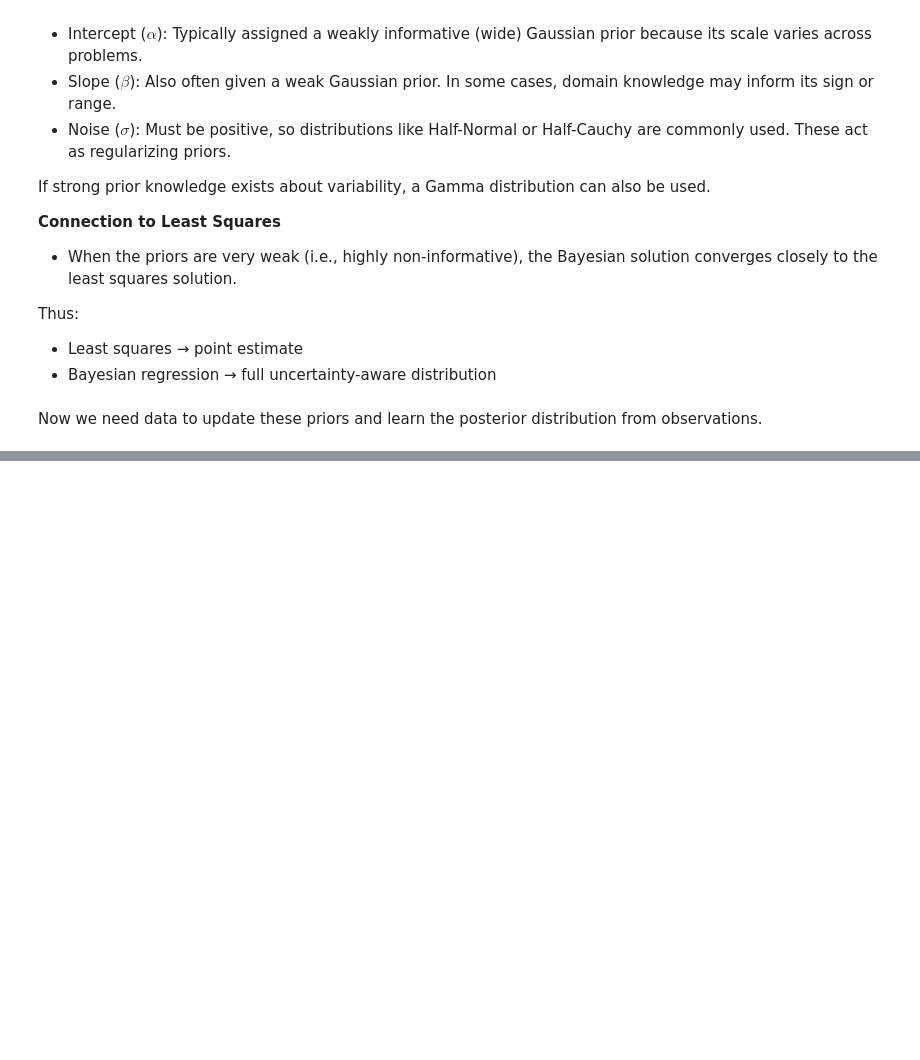
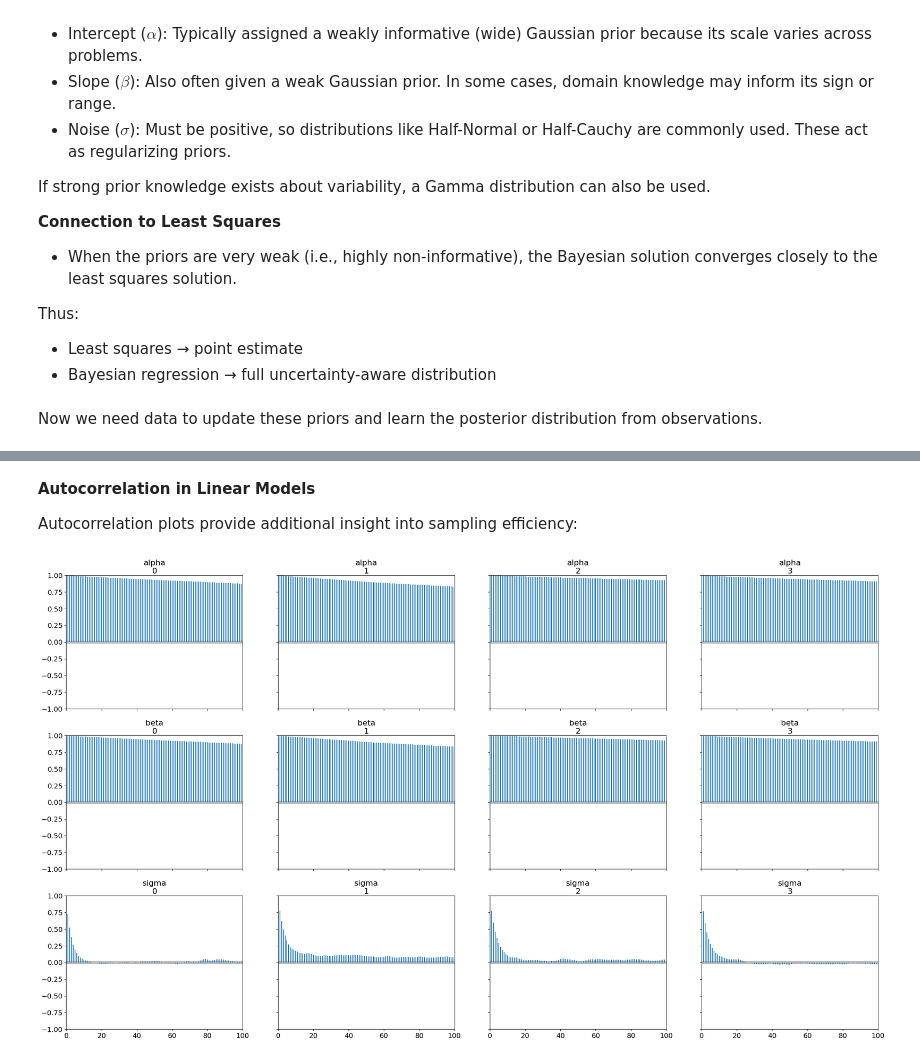
Before and after one commit to pridiltal/CM_4450_B21_Moodle, a Jupyter notebook: Python/Ch3-Bayesian_Modelling.ipynb, the cells around one changed output, grey strips where cells are left out. Drawn from its saved outputs; the diff is of its cells as text; code cells hidden in the pictures; blank space fills up the shorter version.

```diff
--- a/Python/Ch3-Bayesian_Modelling.ipynb
+++ b/Python/Ch3-Bayesian_Modelling.ipynb
@@ -203,0 +375,14 @@ Now we need data to update these priors and learn the posterior distribution fro
+# %% [markdown]
+**Autocorrelation in Linear Models**
+
+Autocorrelation plots provide additional insight into sampling efficiency:
+# %%
+var_names = ["alpha", "beta", "sigma"]
+
+az.plot_autocorr(
+    trace,
+    var_names=var_names,
+    grid=(3, 4)
+);
+# %% [output]
+[figure, added]
```
Also changed, not shown: parts of 47 cells of this notebook, 3 other files.
